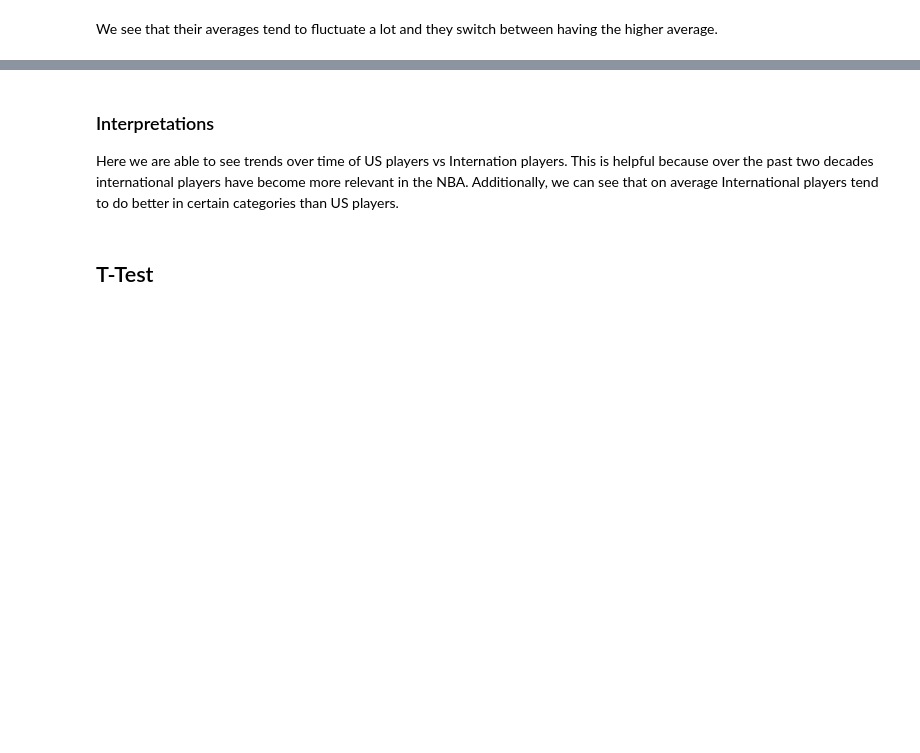
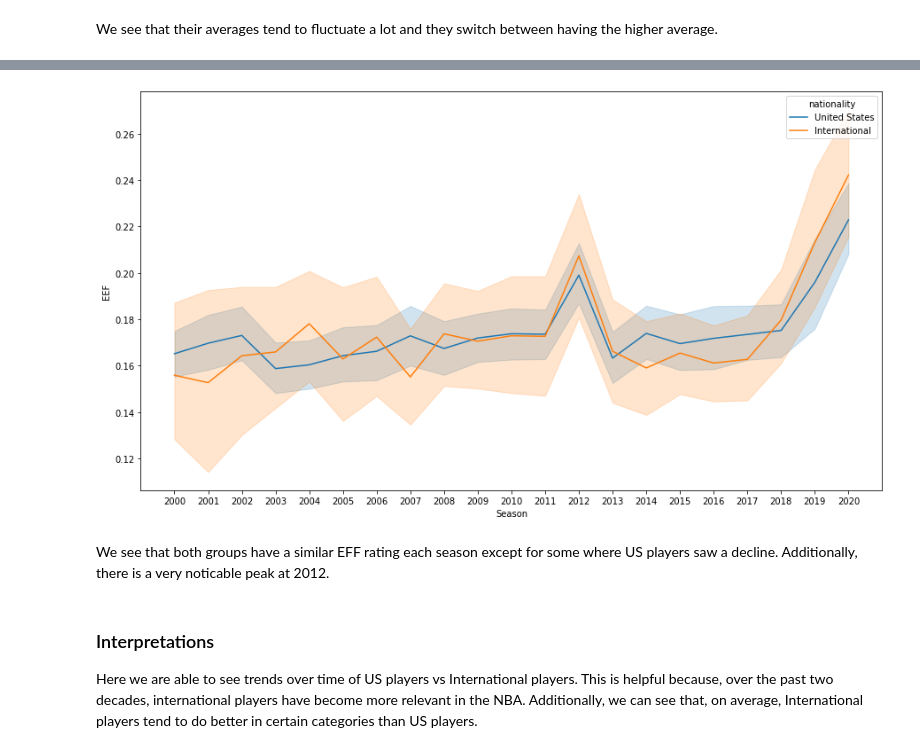
Before and after one commit to colbyhillers/NBA-Player-Nationality-Analysis, a Jupyter notebook: FinalProjectGroup015_Fa21.ipynb, the cells around one changed output, grey strips where cells are left out. Cells and saved outputs as stored; diff of their text form; code cells hidden in the pictures; blank space fills up the shorter version.

```diff
--- a/FinalProjectGroup015_Fa21.ipynb
+++ b/FinalProjectGroup015_Fa21.ipynb
@@ -710,6 +726,14 @@ We see that their averages tend to fluctuate a lot and they switch between havin
+# %%
+# Add column for player's EFF that season
+df['EFF'] = (df['PTS'] + df['REB'] + df['AST'] + df['STL'] + df['BLK'] - (df['FGA']-df['FGM']) - (df['FTA']-df['FTM']) - df['TOV'])/ df['GP']
+
+# Calculate avg EFF rating by each group over every season
+compare_seasons_stat(df, 'EFF')
+# %% [output]
+[figure, added]
+# %% [markdown]
+We see that both groups have a similar EFF rating each season except for some where US players saw a decline. Additionally, there is a very noticable peak at 2012.
 # %% [markdown]
 ### Interpretations
 
-Here we are able to see trends over time of US players vs Internation players. This is helpful because over the past two decades international players have become more relevant in the NBA. Additionally, we can see that on average International players tend to do better in certain categories than US players.
+Here we are able to see trends over time of US players vs International players. This is helpful because, over the past two decades, international players have become more relevant in the NBA. Additionally, we can see that, on average, International players tend to do better in certain categories than US players.
-# %% [markdown]
-## T-Test
```
Also changed, not shown: parts of 77 cells of this notebook.
